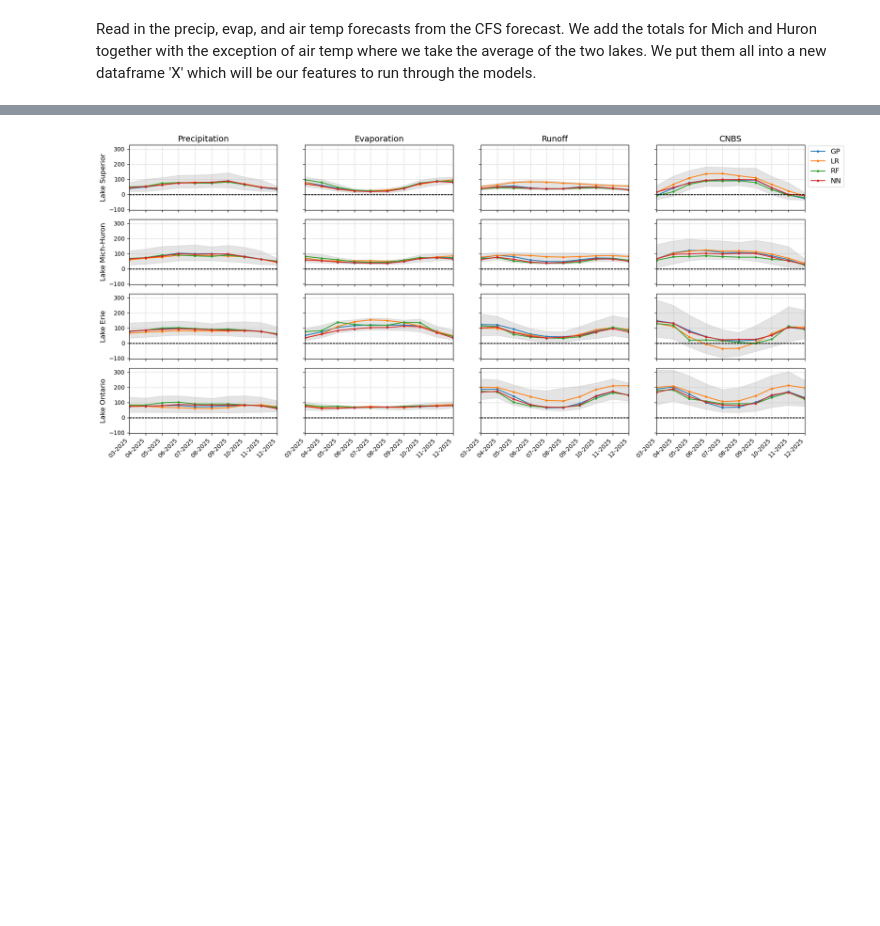
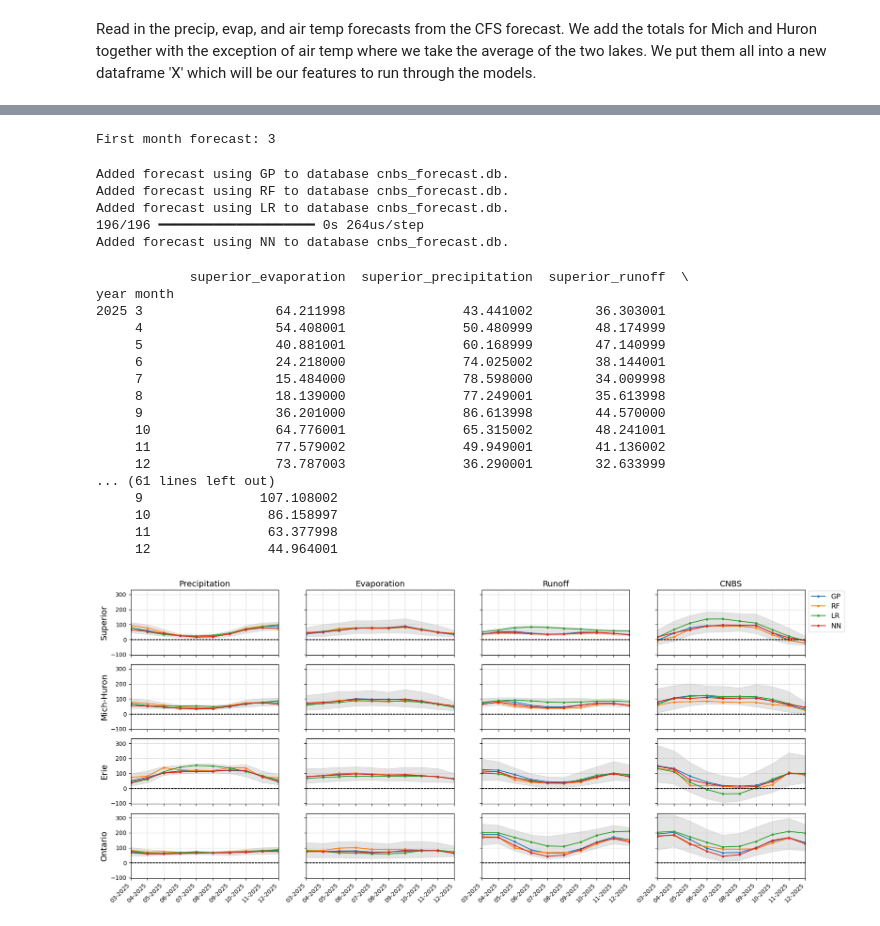
Before and after one commit to great-lakes-ai-lab/cnbs-predictor, a Jupyter notebook: notebooks/exploratory/2_LEF_forecast_model.ipynb, the cells around one changed output, grey strips where cells are left out. Cells and saved outputs as stored; diff of their text form; code cells hidden in the pictures; blank space fills up the shorter version.

Commit message:
updates using databases

```diff
--- a/notebooks/exploratory/2_LEF_forecast_model.ipynb
+++ b/notebooks/exploratory/2_LEF_forecast_model.ipynb
@@ -261 +115,29 @@ combined_dataset = pd.concat(datasets)
+# %%
+X_filtered = filter_predictions(X)
+# %% [output]
+First month forecast: 3
+# %%
+# Initialize an empty dictionary to store predictions by model name
+model_predictions = {}
+
+# Process each model and add to DB
+for model_info in models_info:
+    model_name = model_info['model']
+    df_y = predict_cnbs(X_filtered, x_scaler, y_scaler, models_info, model_name)
+    if df_y is not None:
+        # Store the predictions in the dictionary with the model name as the key
+        model_predictions[model_name] = df_y
+
+        format_predictions_and_add_to_db(cnbs_database, 'cnbs_forecast', df_y, model_name)
+        print(f'Added forecast using {model_name} to database {cnbs_database}.')
+# %% [output]
+Added forecast using GP to database cnbs_forecast.db.
+Added forecast using RF to database cnbs_forecast.db.
+Added forecast using LR to database cnbs_forecast.db.
+196/196 ━━━━━━━━━━━━━━━━━━━━ 0s 264us/step
+Added forecast using NN to database cnbs_forecast.db.
+# %%
+# Calculate the median forecast value for each month from the entire ensemble
+combined_dataset = pd.concat(model_predictions)
+df_median_mm = combined_dataset.groupby(['year', 'month']).median().round(3) # Rounds to 3 decimal places
 # %%
@@ -275,20 +152,14 @@ df_cms.to_csv(f'{dir}forecast/CNBS_forecast_cms.csv', sep=',', index=False)
 # %%
-# Columns of interest
-columns = ['sup_pcp', 'sup_evap', 'sup_rnoff', 'sup_cnbs',
-           'mih_pcp', 'mih_evap', 'mih_rnoff', 'mih_cnbs',
-           'eri_pcp', 'eri_evap', 'eri_rnoff', 'eri_cnbs',
-           'ont_pcp', 'ont_evap', 'ont_rnoff', 'ont_cnbs']
+# Columns of interest in the order we want to plot them
+columns = ['superior_evaporation', 'superior_precipitation', 'superior_runoff', 'superior_cnbs',
+           'michigan-huron_evaporation', 'michigan-huron_precipitation', 'michigan-huron_runoff', 'michigan-huron_cnbs',
+           'erie_evaporation', 'erie_precipitation', 'erie_runoff', 'erie_cnbs',
+           'ontario_evaporation', 'ontario_precipitation', 'ontario_runoff', 'ontario_cnbs']
 
 # Create a 1x4 subplot grid
 fig, axs = plt.subplots(4, 4, figsize=(18, 8))
 
-global_y_min, global_y_max = float('inf'), float('-inf')  # Initialize to extremes
-
-# Group data by 'year' and 'month' once for each dataset
-grouped_datasets = {
-    model: dataset.groupby(['year', 'month']).median().reset_index()
-    for model, dataset in zip(models, datasets)
-}
+global_y_min, global_y_max = float('inf'), float('-inf')  # Initialize to extremes. This will update in the loop
 
 # Loop over the columns and plot the medians for each dataset
 for i, column in enumerate(columns):
@@ -298,15 +169,16 @@ for i, column in enumerate(columns):
     lower_bound = combined_dataset.groupby(['year', 'month'])[column].quantile(0.025).reset_index()
     upper_bound = combined_dataset.groupby(['year', 'month'])[column].quantile(0.975).reset_index()
 
-    for dataset_index, model in enumerate(models):
+    for model_name, df in model_predictions.items():
         # Get the grouped DataFrame for the current model
-        median_df = grouped_datasets[model]
+        median_df = df.groupby(['year', 'month']).median().round(3)
 
         # Add a 'date' column to the median DataFrame
+        median_df = median_df.reset_index()
         median_df['date'] = pd.to_datetime(median_df[['year', 'month']].assign(day=1))
 
         # Plot the medians for the current dataset on the same subplot
-        axs[row, col].plot(median_df['date'], median_df[column], marker='o', markersize=3, label=model)
+        axs[row, col].plot(median_df['date'], median_df[column], marker='o', markersize=3, label=model_name)
 
         # Add the shaded region (confidence band)
         axs[row, col].fill_between(median_df['date'], lower_bound[column], upper_bound[column], color='lightgray', alpha=0.2)
@@ -330,32 +202,49 @@ for i, column in enumerate(columns):
     # Format x-axis for the last row (set x-tick labels)
     if row == 3:
         axs[row, col].xaxis.set_major_formatter(plt.matplotlib.dates.DateFormatter('%m-%Y')) # Format the dates on the x axis
         axs[row, col].tick_params(axis='x', rotation=45)  # Rotate the x-axis labels for better readability
         for label in axs[row, col].get_xticklabels(): # Position the labels
             label.set_horizontalalignment('right')
     else:
         axs[row, col].set_xticklabels([]) # Turn off x axis labels on all of the plots but the bottom row
 
     # Set y-axis labels for the first column only
     if col == 0:
-        axs[row, col].set_ylabel(['Lake Superior', 'Lake Mich-Huron', 'Lake Erie', 'Lake Ontario'][row], fontsize=12)
+        axs[row, col].set_ylabel(['Superior', 'Mich-Huron', 'Erie', 'Ontario'][row], fontsize=14)
     else:
         axs[row, col].set_yticklabels([]) # Turn off titles
 
 # Set consistent y-axis limits across all subplots
 for row in range(4):
     for col in range(4):
         axs[row, col].set_ylim(global_y_min - 10, global_y_max + 10)
         axs[row, col].set_xlim(median_df['date'].iloc[0], median_df['date'].iloc[-1])
 
 # Position the legend outside the plot area to the right
 axs[0, 3].legend(loc='lower left', bbox_to_anchor=(1, 0.3),fontsize=12)
 
 # Save the figure as a PNG file
 plt.savefig(f'{dir}forecast/CNBS_forecasts.png')
 
 # Adjust layout to prevent overlap
 plt.tight_layout()
 plt.show()
 # %% [output]
+            superior_evaporation  superior_precipitation  superior_runoff  \
+year month
+2025 3                 64.211998               43.441002        36.303001
+     4                 54.408001               50.480999        48.174999
+     5                 40.881001               60.168999        47.140999
+     6                 24.218000               74.025002        38.144001
+     7                 15.484000               78.598000        34.009998
+     8                 18.139000               77.249001        35.613998
+     9                 36.201000               86.613998        44.570000
+     10                64.776001               65.315002        48.241001
+     11                77.579002               49.949001        41.136002
+     12                73.787003               36.290001        32.633999
+... (61 lines left out)
+     9               107.108002
+     10               86.158997
+     11               63.377998
+     12               44.964001
-[figure, old version]
+[figure, new version]
```
Also changed, not shown: parts of 25 cells of this notebook, 17 other files.
